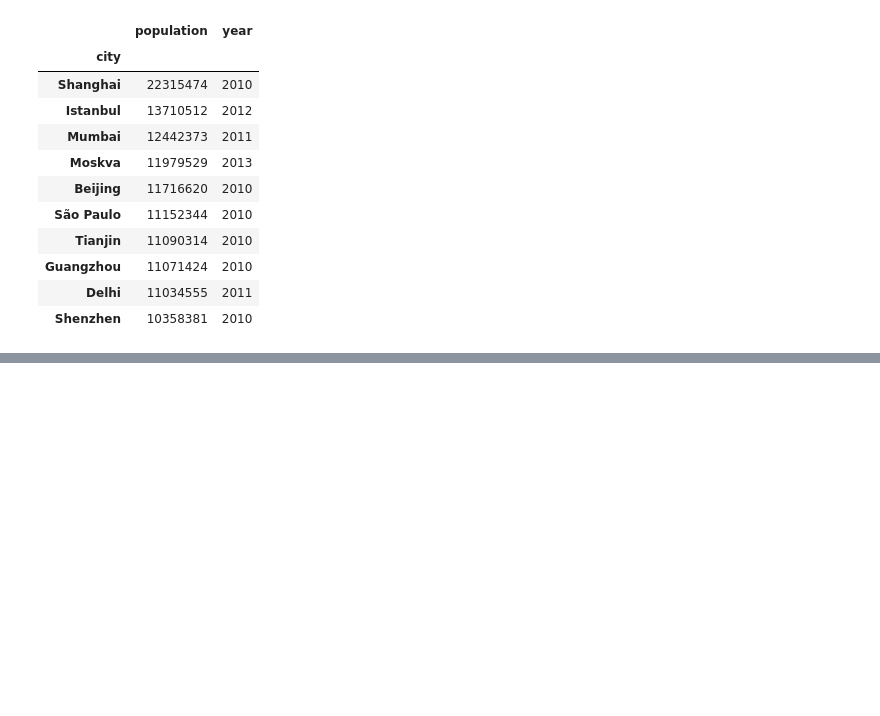
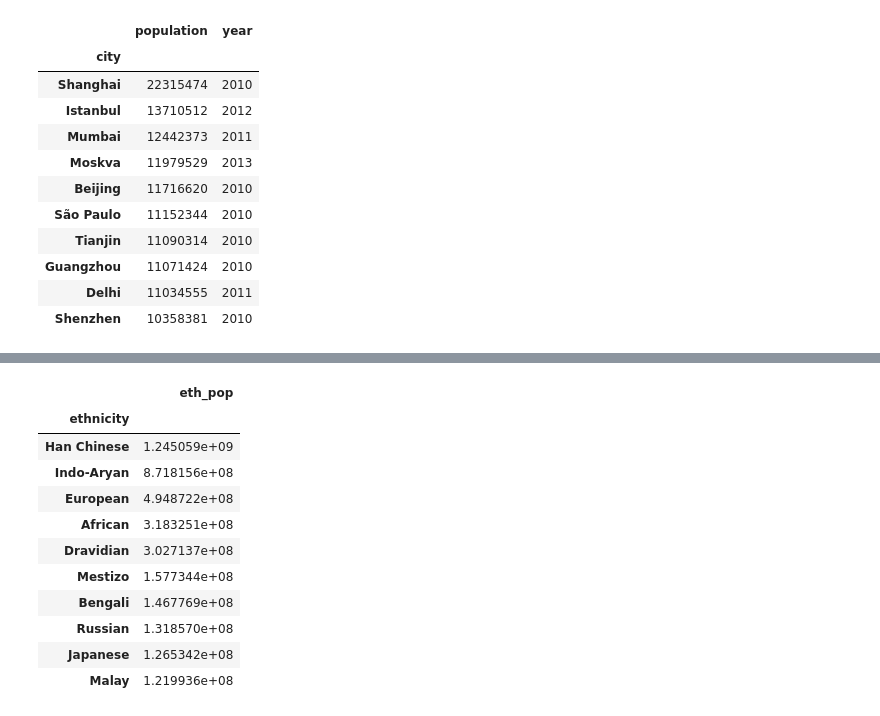
Before and after one commit to sashkabear/Springboard_DataScience, a Jupyter notebook: data_wrangling_xml/sliderule_dsi_xml_exercise.ipynb, the cells around one changed output, grey strips where cells are left out. Saved outputs shown, nothing was run; the diff lists cells and outputs as text; code cells hidden in the pictures; blank space fills up the shorter version.

```diff
--- a/data_wrangling_xml/sliderule_dsi_xml_exercise.ipynb
+++ b/data_wrangling_xml/sliderule_dsi_xml_exercise.ipynb
@@ -212,0 +314,19 @@ df2_clean.sort('population', ascending = False).set_index('city').head(10)
+# %%
+#create a column for population of a given ethnicity based on percentage and total country population
+comb['eth_pop'] = comb.percent/100*comb.population
+# %%
+#drop unnecessary columns, goup by ethnicity, add the population totals, and sort
+comb.drop(comb.columns[[0, 2, 3, 4]], axis=1).groupby('ethnicity').sum().sort('eth_pop', ascending = False).head(10)
+# %% [output]
+|  | eth_pop |
+| ethnicity |  |
+| Han Chinese | 1.245059e+09 |
+| Indo-Aryan | 8.718156e+08 |
+| European | 4.948722e+08 |
+| African | 3.183251e+08 |
+| Dravidian | 3.027137e+08 |
+| Mestizo | 1.577344e+08 |
+| Bengali | 1.467769e+08 |
+| Russian | 1.318570e+08 |
+| Japanese | 1.265342e+08 |
+| Malay | 1.219936e+08 |
```
Also changed, not shown: parts of 12 cells of this notebook.
